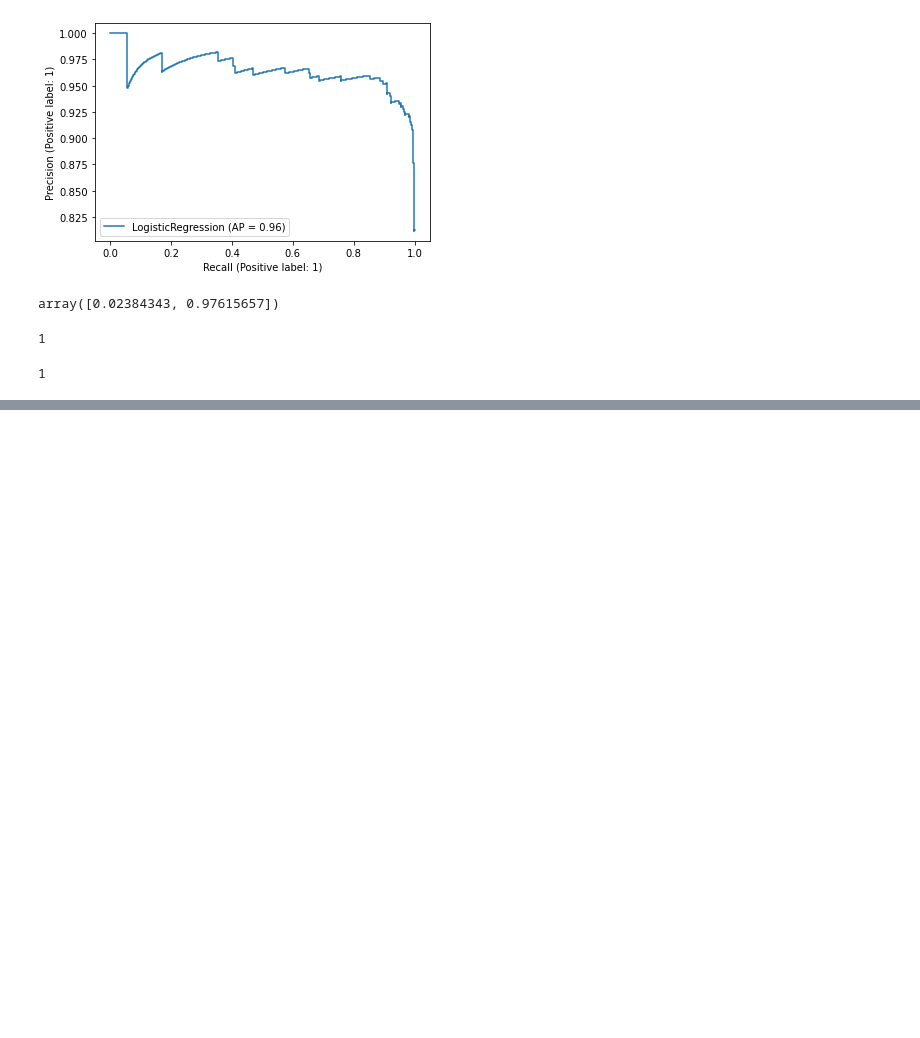
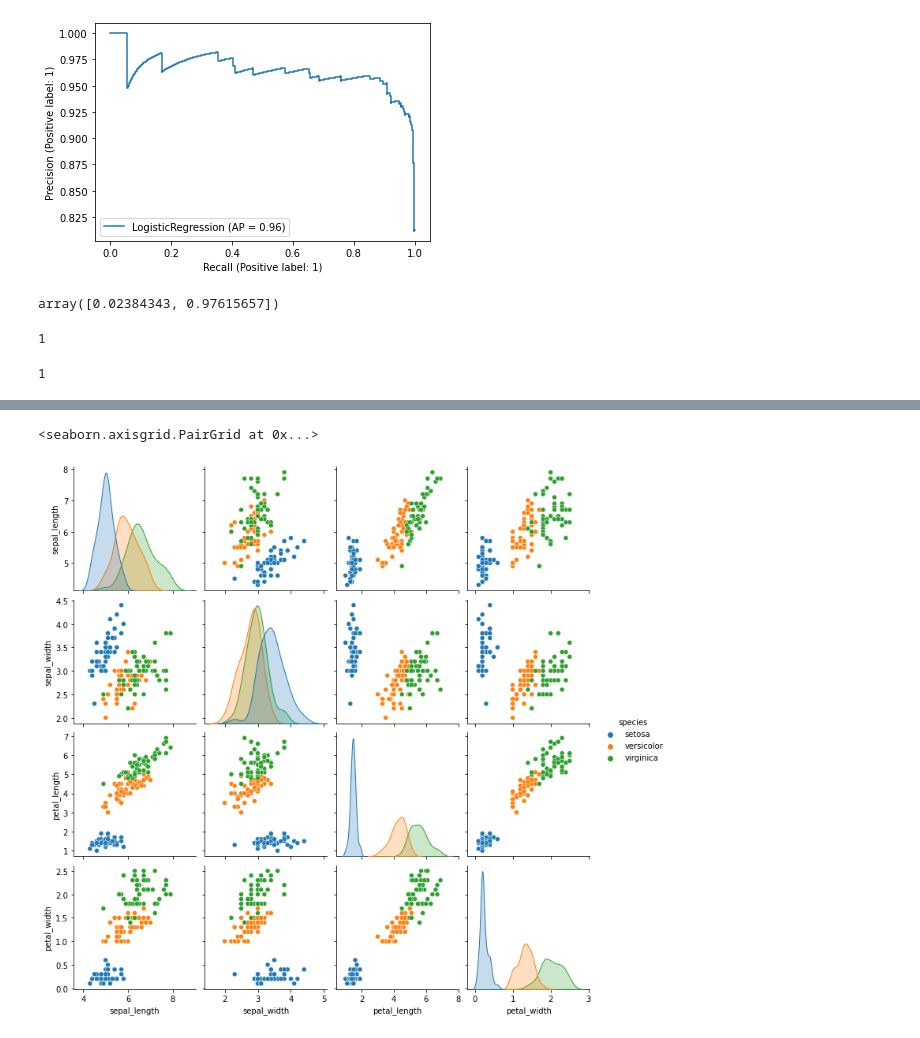
Before and after one commit to Burcusenol/Machine-Learning-Algorithms, a Jupyter notebook: Logistic Regression/Logistic Regression.ipynb, the cells around one changed output, grey strips where cells are left out. Cells and saved outputs as stored; diff of their text form; code cells hidden in the pictures; blank space fills up the shorter version.

```diff
--- a/Logistic Regression/Logistic Regression.ipynb
+++ b/Logistic Regression/Logistic Regression.ipynb
@@ -357,0 +421,5 @@ y_test[0]
+# %%
+sns.pairplot(df,hue="species")
+# %% [output]
+<seaborn.axisgrid.PairGrid at 0x...>
+[figure, added]
```
Also changed, not shown: parts of 18 cells of this notebook, 1 other file.
